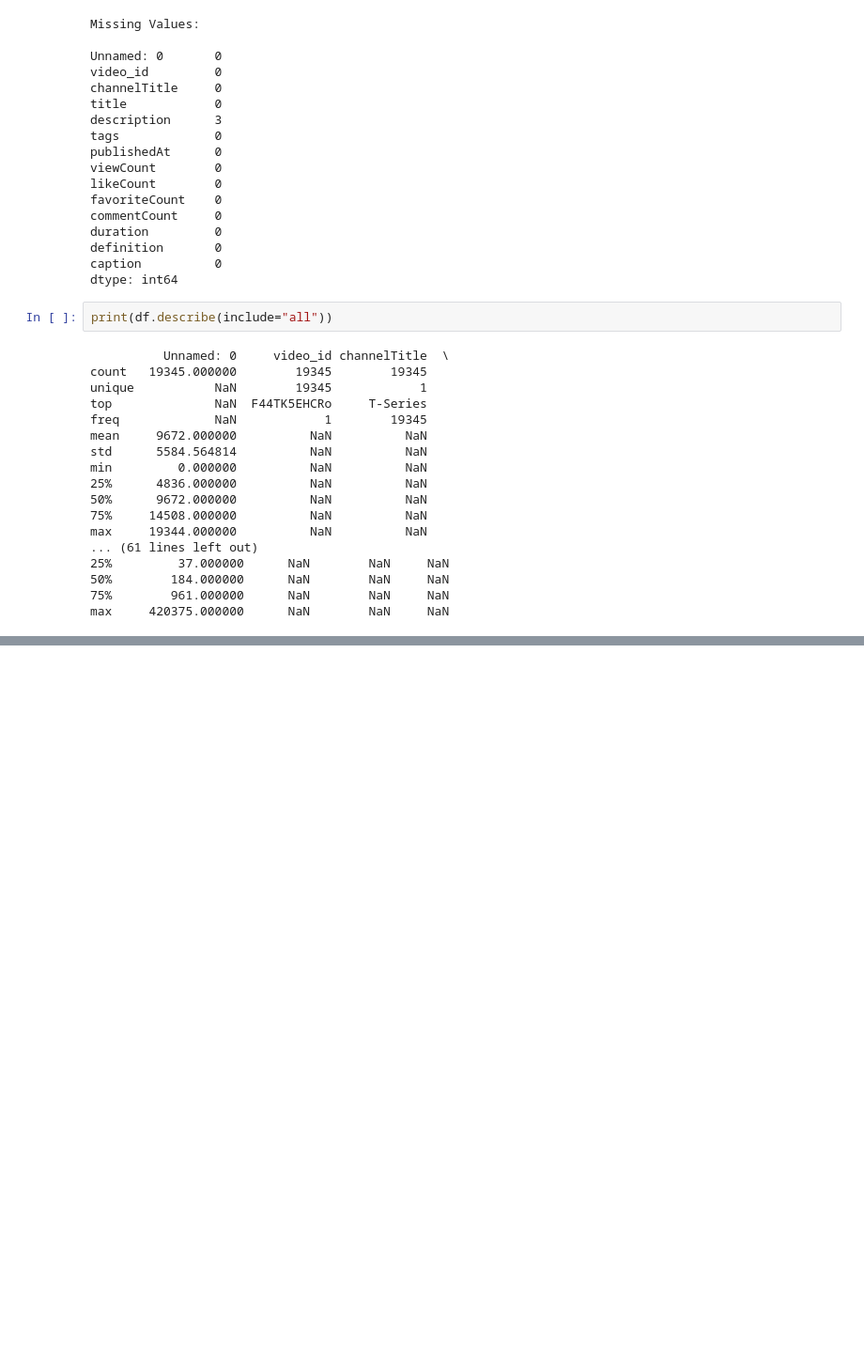
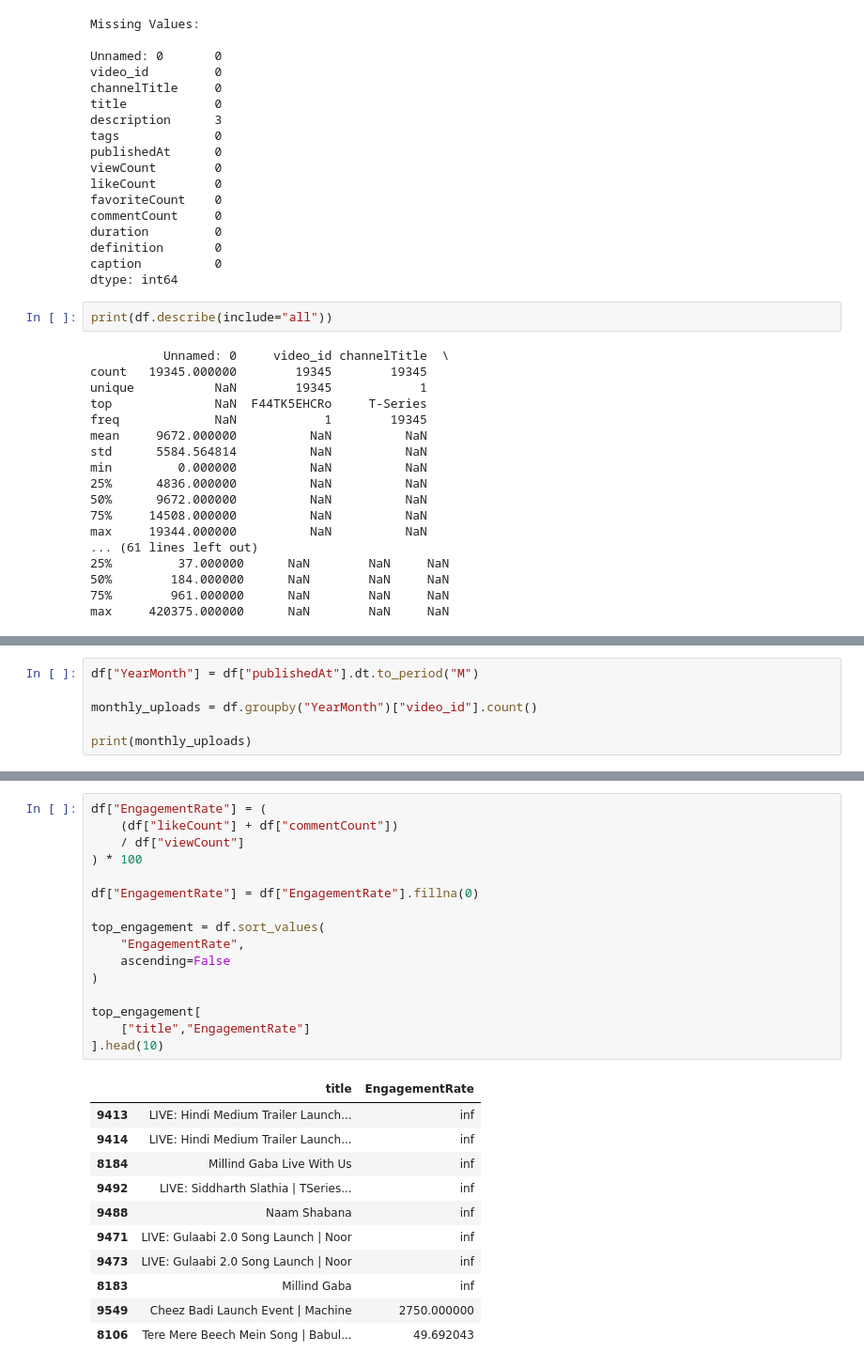
Before and after one commit to amritanshu1968-wq/data-implementation, a Jupyter notebook: Songs_Analysis.ipynb, the cells around one changed output, grey strips where cells are left out. Shown at 94% size. Drawn from its saved outputs; the diff is of its cells as text; blank space fills up the shorter version.

```diff
--- a/Songs_Analysis.ipynb
+++ b/Songs_Analysis.ipynb
@@ -90,0 +265,6 @@ max     420375.000000      NaN        NaN     NaN
+# %%
+df["YearMonth"] = df["publishedAt"].dt.to_period("M")
+
+monthly_uploads = df.groupby("YearMonth")["video_id"].count()
+
+print(monthly_uploads)
@@ -90,0 +301,28 @@ max     420375.000000      NaN        NaN     NaN
+# %%
+df["EngagementRate"] = (
+    (df["likeCount"] + df["commentCount"])
+    / df["viewCount"]
+) * 100
+
+df["EngagementRate"] = df["EngagementRate"].fillna(0)
+
+top_engagement = df.sort_values(
+    "EngagementRate",
+    ascending=False
+)
+
+top_engagement[
+    ["title","EngagementRate"]
+].head(10)
+# %% [output]
+|  | title | EngagementRate |
+| 9413 | LIVE: Hindi Medium Trailer Launch... | inf |
+| 9414 | LIVE: Hindi Medium Trailer Launch... | inf |
+| 8184 | Millind Gaba Live With Us | inf |
+| 9492 | LIVE: Siddharth Slathia | TSeries... | inf |
+| 9488 | Naam Shabana | inf |
+| 9471 | LIVE: Gulaabi 2.0 Song Launch | Noor | inf |
+| 9473 | LIVE: Gulaabi 2.0 Song Launch | Noor | inf |
+| 8183 | Millind Gaba | inf |
+| 9549 | Cheez Badi Launch Event | Machine | 2750.000000 |
+| 8106 | Tere Mere Beech Mein Song | Babul... | 49.692043 |
```
Also changed, not shown: parts of 14 cells of this notebook.
